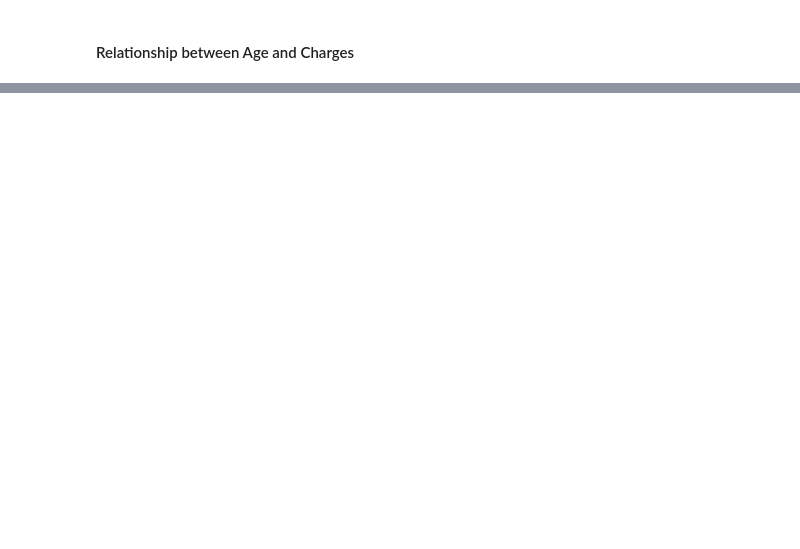
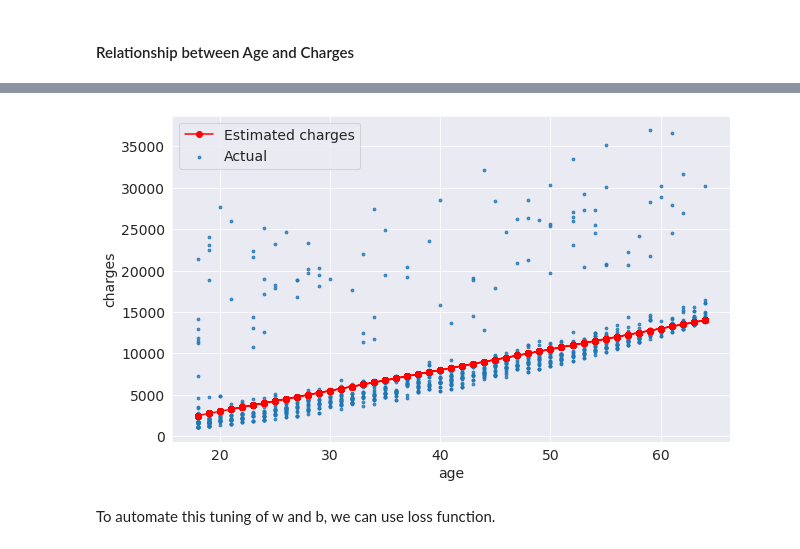
Before and after one commit to shelly2904/DATA_SCIENCE, a Jupyter notebook: MachineLearning/Applied_Linear_Regression.ipynb, the cells around one changed output, grey strips where cells are left out. Saved outputs shown, nothing was run; the diff lists cells and outputs as text; code cells hidden in the pictures; blank space fills up the shorter version.

```diff
--- a/MachineLearning/Applied_Linear_Regression.ipynb
+++ b/MachineLearning/Applied_Linear_Regression.ipynb
@@ -213,0 +336,16 @@ fig.show()
+# %%
+def parameter_tune(w, b):
+  ages = non_smoker_df.age
+  charges = non_smoker_df.charges
+  estimated_charges = predict(ages, w, b)
+  plt.plot(ages, estimated_charges, 'r-o')
+  plt.scatter(ages, actual, s=8, alpha=0.8)
+  plt.xlabel('age')
+  plt.ylabel('charges')
+  plt.legend(['Estimated charges','Actual'])
+# %%
+parameter_tune(250, -2000)
+# %% [output]
+[figure, added]
+# %% [markdown]
+To automate this tuning of w and b, we can use loss function.
```
Also changed, not shown: parts of 27 cells of this notebook.
